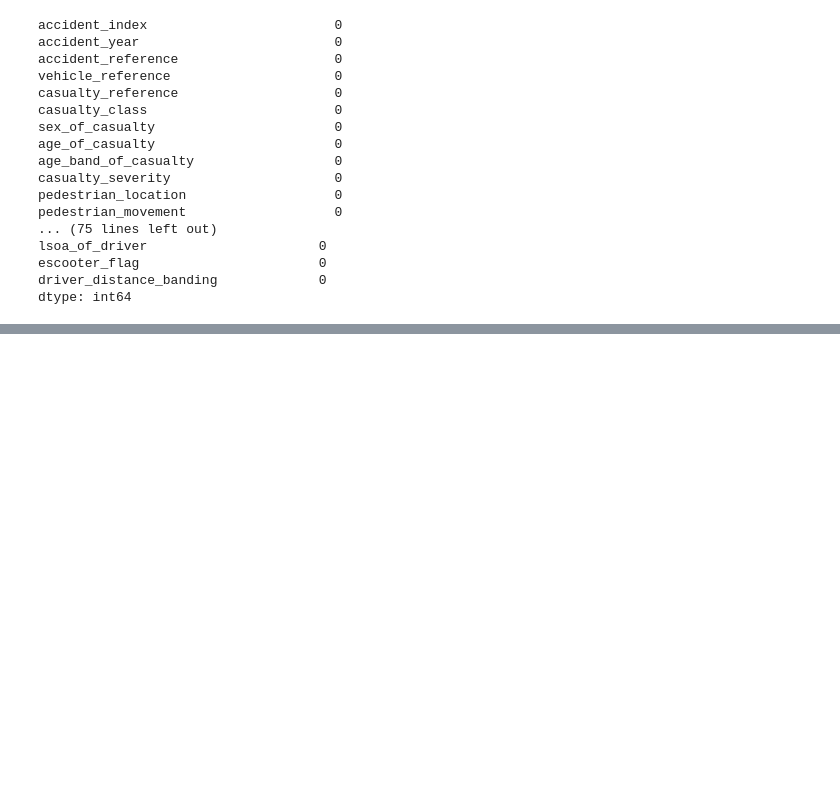
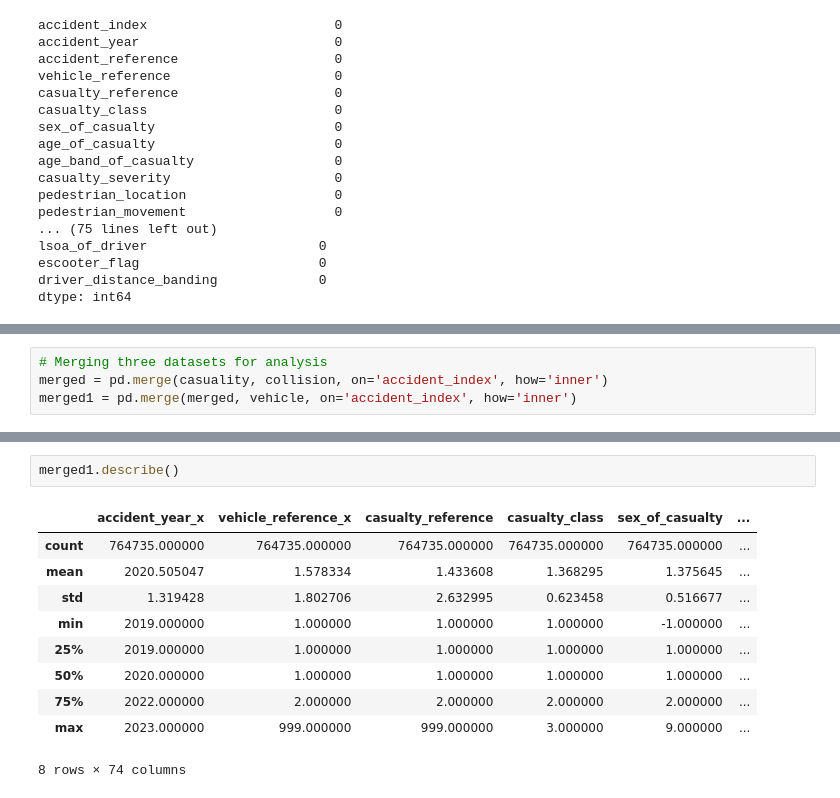
Before and after one commit to Nikitha14-code/Datascience-project, a Jupyter notebook: ACCIDENT_HOTSPOT_DETECTION_AND_RISK_PREDICTION.ipynb, the cells around one changed output, grey strips where cells are left out. Saved outputs shown, nothing was run; the diff lists cells and outputs as text; blank space fills up the shorter version.

Commit message:
Datasets merging

```diff
--- a/ACCIDENT_HOTSPOT_DETECTION_AND_RISK_PREDICTION.ipynb
+++ b/ACCIDENT_HOTSPOT_DETECTION_AND_RISK_PREDICTION.ipynb
@@ -149,0 +152,4 @@ dtype: int64
+# %%
+# Merging three datasets for analysis
+merged = pd.merge(casuality, collision, on='accident_index', how='inner')
+merged1 = pd.merge(merged, vehicle, on='accident_index', how='inner')
@@ -149,0 +186,13 @@ dtype: int64
+# %%
+merged1.describe()
+# %% [output]
+|  | accident_year_x | vehicle_reference_x | casualty_reference | casualty_class | sex_of_casualty | ... |
+| count | 764735.000000 | 764735.000000 | 764735.000000 | 764735.000000 | 764735.000000 | ... |
+| mean | 2020.505047 | 1.578334 | 1.433608 | 1.368295 | 1.375645 | ... |
+| std | 1.319428 | 1.802706 | 2.632995 | 0.623458 | 0.516677 | ... |
+| min | 2019.000000 | 1.000000 | 1.000000 | 1.000000 | -1.000000 | ... |
+| 25% | 2019.000000 | 1.000000 | 1.000000 | 1.000000 | 1.000000 | ... |
+| 50% | 2020.000000 | 1.000000 | 1.000000 | 1.000000 | 1.000000 | ... |
+| 75% | 2022.000000 | 2.000000 | 2.000000 | 2.000000 | 2.000000 | ... |
+| max | 2023.000000 | 999.000000 | 999.000000 | 3.000000 | 9.000000 | ... |
+8 rows × 74 columns
```
Also changed, not shown: parts of 3 cells of this notebook.
